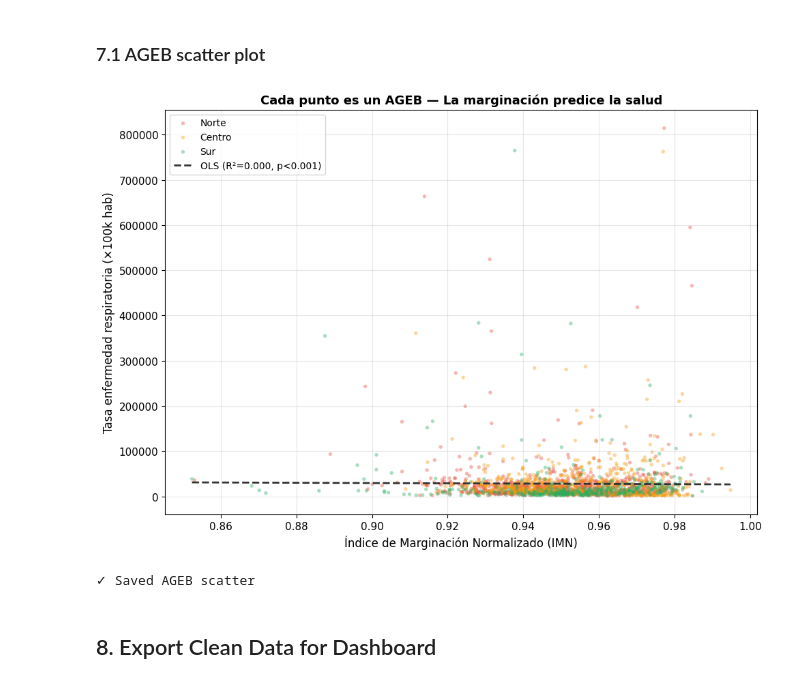
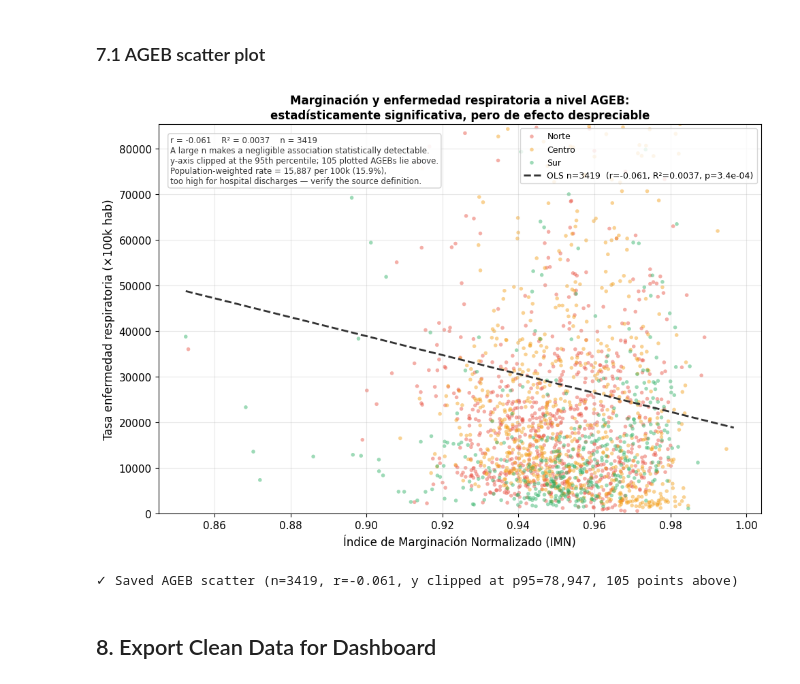
Before and after one commit to nellsdev/desigualdad_verde_cdmx, a Jupyter notebook: notebooks/07_analisis_estadistico.ipynb, the cells around one changed output. Saved outputs shown, nothing was run; the diff lists cells and outputs as text; code cells hidden in the pictures.

```diff
--- a/notebooks/07_analisis_estadistico.ipynb
+++ b/notebooks/07_analisis_estadistico.ipynb
@@ -664,29 +741,59 @@ Correlación Área verde → Tasa respiratoria: r = 0.0244, p = 2.4365e-02
 # %%
 fig, ax = plt.subplots(figsize=(10, 7))
 plot_ageb = ageb_valid.sample(min(2000, len(ageb_valid)), random_state=42)
 
 for zona in ['Norte', 'Centro', 'Sur']:
     sub = plot_ageb[plot_ageb['zona'] == zona]
     ax.scatter(sub['IMN_2020'], sub['tasa_resp_ageb'],
-               c=COLORS[zona], label=zona, alpha=0.4, s=15, edgecolors='none')
+               c=COLORS[zona], label=zona, alpha=0.45, s=16, edgecolors='none')
 
+# Fit on the FULL AGEB set. The 2000-point subsample above is only for
+# rendering speed; the statistics use every observation, and the p-value comes
+# from the fit rather than being written into the legend by hand.
 slope, intercept, r_val, p_val, _ = stats.linregress(
-    plot_ageb['IMN_2020'], plot_ageb['tasa_resp_ageb'])
-x_line = np.linspace(plot_ageb['IMN_2020'].min(), plot_ageb['IMN_2020'].max(), 100)
+    ageb_valid['IMN_2020'], ageb_valid['tasa_resp_ageb'])
+x_line = np.linspace(ageb_valid['IMN_2020'].min(),
+                     ageb_valid['IMN_2020'].max(), 100)
 ax.plot(x_line, slope * x_line + intercept, color='#333', linewidth=2,
-        linestyle='--', label=f'OLS (R²={r_val**2:.3f}, p<0.001)')
+        linestyle='--',
+        label=f'OLS n={len(ageb_valid)}  '
+              f'(r={r_val:.3f}, R\u00b2={r_val**2:.4f}, p={p_val:.1e})')
 
-ax.set_xlabel('Índice de Marginación Normalizado (IMN)', fontsize=12)
-ax.set_ylabel('Tasa enfermedad respiratoria (×100k hab)', fontsize=12)
-ax.set_title('Cada punto es un AGEB — La marginación predice la salud', fontsize=13, fontweight='bold')
-ax.legend(fontsize=10)
+# Two things make this figure hard to read and hard to interpret:
+#  1. The rate is unstable for AGEBs with tiny populations, so the tail is wide.
+#  2. The LEVEL is implausibly high for hospital *discharges*: the
+#     population-weighted rate is ~16%, which suggests the source figure counts
+#     episodes or consultations rather than discharges. See README Limitations.
+# The axis is clipped at the 95th percentile for readability, and the off-scale
+# AGEBs and the level problem are both declared on the figure.
+p95 = float(np.percentile(ageb_valid['tasa_resp_ageb'], 95))
+ax.set_ylim(0, p95 * 1.08)
+n_off = int((plot_ageb['tasa_resp_ageb'] > p95).sum())
+w_rate = ageb_valid['egresos_resp'].sum() / ageb_valid['POB_TOTAL'].sum() * 1e5
+
+ax.set_xlabel('\u00cdndice de Marginaci\u00f3n Normalizado (IMN)', fontsize=12)
+ax.set_ylabel('Tasa enfermedad respiratoria (\u00d7100k hab)', fontsize=12)
+ax.set_title('Marginaci\u00f3n y enfermedad respiratoria a nivel AGEB:\n'
+             'estad\u00edsticamente significativa, pero de efecto despreciable',
+             fontsize=12, fontweight='bold')
+ax.text(0.02, 0.97,
+        f'r = {r_val:.3f}    R\u00b2 = {r_val**2:.4f}    n = {len(ageb_valid)}\n'
+        'A large n makes a negligible association statistically detectable.\n'
+        f'y-axis clipped at the 95th percentile; {n_off} plotted AGEBs lie above.\n'
+        f'Population-weighted rate = {w_rate:,.0f} per 100k ({w_rate / 1000:.1f}%),\n'
+        'too high for hospital discharges \u2014 verify the source definition.',
+        transform=ax.transAxes, va='top', fontsize=8.5, color='#333',
+        bbox=dict(boxstyle='round', facecolor='white', alpha=0.9,
+                  edgecolor='#CCCCCC'))
+ax.legend(fontsize=9, loc='upper right')
 plt.tight_layout()
 plt.savefig(OUTPUTS / 'ageb_im_salud.png', dpi=150, bbox_inches='tight')
 plt.show()
-print('✓ Saved AGEB scatter')
+print(f'\u2713 Saved AGEB scatter (n={len(ageb_valid)}, r={r_val:.3f}, '
+      f'y clipped at p95={p95:,.0f}, {n_off} points above)')
 # %% [output]
-[figure, old version]
+[figure, new version]
-✓ Saved AGEB scatter
+✓ Saved AGEB scatter (n=3419, r=-0.061, y clipped at p95=78,947, 105 points above)
 # %% [markdown]
 ## 8. Export Clean Data for Dashboard
 # %%
```
Also changed, not shown: parts of 3 cells of this notebook, 13 other files.
